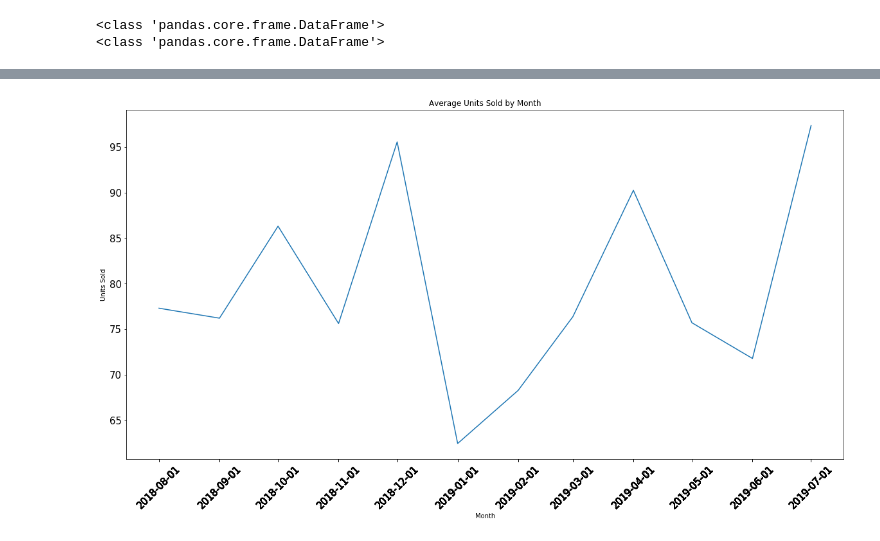
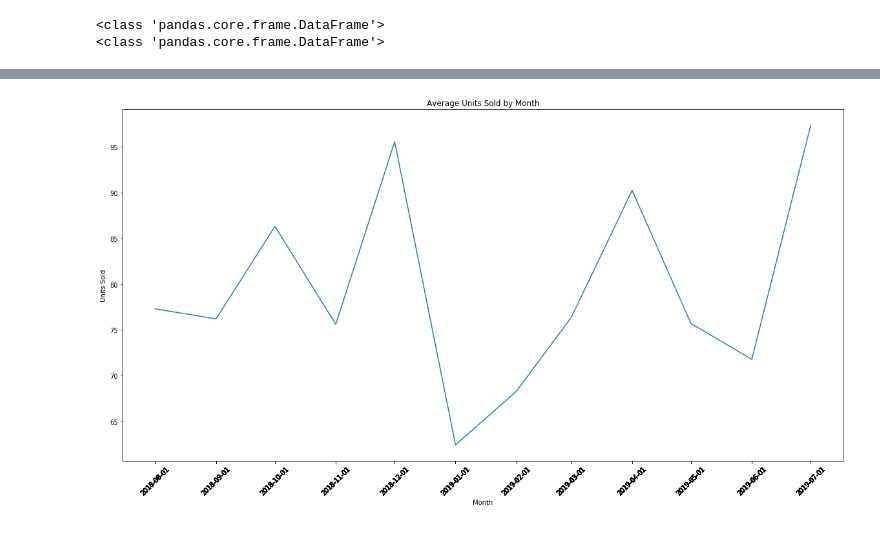
Before and after one commit to GarrettMarkScott/CRM-Data-from-GSheets, a Jupyter notebook: Analyzing our Clients CRM Data.ipynb, the cells around one changed output, grey strips where cells are left out. Saved outputs shown, nothing was run; the diff lists cells and outputs as text; code cells hidden in the pictures.

```diff
--- a/Analyzing our Clients CRM Data.ipynb
+++ b/Analyzing our Clients CRM Data.ipynb
@@ -185,4 +181,4 @@ print(type(m_totals))
 # %%
 #Removing Current Month from DataFrame
 current_month = datetime.now().strftime("%Y-%m-01")
-m_totals = m_totals[m_totals['Month'] != current_month
+m_totals = m_totals[m_totals['Month'] != current_month]
@@ -201,11 +185,11 @@ Text(0, 0.5, 'Avg Number Units Sold per Dealer')
 # %%
 plt.figure(figsize=(20,10))
 plt.plot(m_totals.groupby(['Month'])['Units Sold'].mean());
 plt.title('Average Units Sold by Month');
 plt.xlabel('Month');
 plt.ylabel('Units Sold');
 plt.xticks(m_totals['Month'], rotation=45);
-plt.tick_params(labelsize=15);
+plt.tick_params(labelsize=10);
 plt.savefig("Avg. Cars Sold.png",edgecolor='k')
 # %% [output]
-[figure, old version]
+[figure, new version]
```
Also changed, not shown: parts of 11 cells of this notebook, 1 other file.
